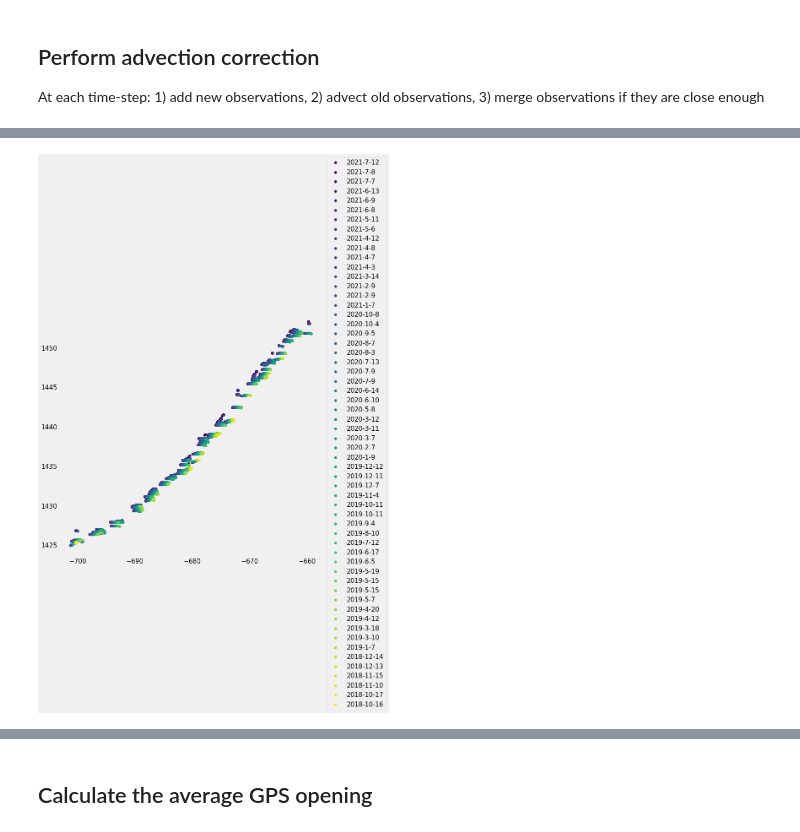
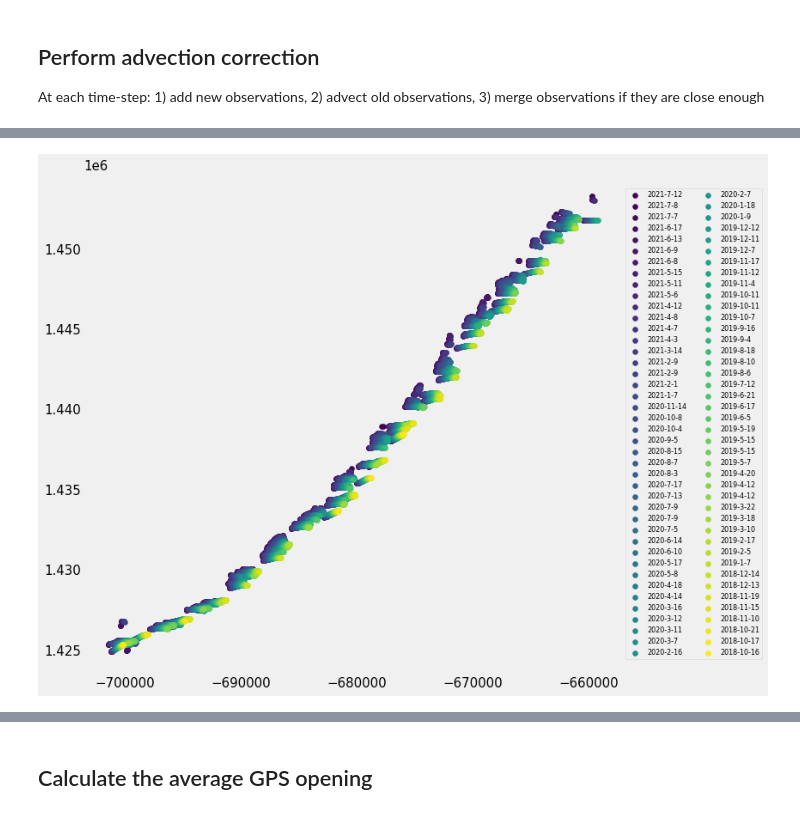
Before and after one commit to bradlipovsky/antarctic-rift-catalog, a Jupyter notebook: analyze_rift_measurements_brunt.ipynb, the cells around one changed output, grey strips where cells are left out. Saved outputs shown, nothing was run; the diff lists cells and outputs as text; code cells hidden in the pictures.

```diff
--- a/analyze_rift_measurements_brunt.ipynb
+++ b/analyze_rift_measurements_brunt.ipynb
@@ -150,0 +119,5 @@ display(rift_obs)
+# %%
+halloween_obs = rift_obs[rift_obs.within(poly)]
+
+#with open('/home/ram21/notebooks/brunt-is2-rifts/brunt_detector_improvements_halloween.pickle', 'wb') as handle:
+#    pickle.dump(halloween_obs, handle, protocol=pickle.HIGHEST_PROTOCOL)
@@ -195,7 +315,6 @@ plt.show()
 
 A big assumption here is that we already have measured the orientation of the rift.  Ideally, this would be done automatically.  For now, I have just written a script to choose the rift axis manually.
 # %%
-
 transformer = Transformer.from_crs("EPSG:3031", "EPSG:4326")
 geodesic = Geod(ellps='WGS84')
 
@@ -230,13 +349,14 @@ def estimate_local_rift_orientation_xy(pt,x,y):
 # This just involves doing a little bit of trigonometry
 azimuth = []
 azimuth_xy = []
-for index, row in ho.iterrows():
+for index, row in halloween_obs_merged.iterrows():
     azimuth.append(estimate_local_rift_orientation(row['geometry'],riftx,rifty))
     azimuth_xy.append(estimate_local_rift_orientation_xy(row['geometry'],riftx,rifty))
-actual_width = np.abs(np.sin(np.deg2rad(azimuth - ho['azimuth']))) * ho['width']
+actual_width = np.abs(np.sin(np.deg2rad(azimuth - halloween_obs_merged['azimuth']))) * halloween_obs_merged['width']
+actual_non_iceberg_width = np.abs(np.sin(np.deg2rad(azimuth - halloween_obs_merged['azimuth']))) * halloween_obs_merged['non-iceberg-width']
 
 # These are the angles of the rift axis
-ho['rift-angle'] = pd.Series(np.array(azimuth), index=ho.index)
-ho['rift-angle-xy'] = pd.Series(np.array(azimuth), index=ho.index)
-ho['actual-width'] = pd.Series(np.array(actual_width), index=ho.index)
-ho
+halloween_obs_merged['rift-angle'] = pd.Series(np.array(azimuth), index=halloween_obs_merged.index)
+halloween_obs_merged['rift-angle-xy'] = pd.Series(np.array(azimuth), index=halloween_obs_merged.index)
+halloween_obs_merged['actual-width'] = pd.Series(np.array(actual_width), index=halloween_obs_merged.index)
+halloween_obs_merged['actual-non-iceberg-width'] = pd.Series(np.array(actual_non_iceberg_width), index=halloween_obs_merged.index)
@@ -263,16 +364,17 @@ See the caveats in the documentation: https://pandas.pydata.org/pandas-docs/stab
 ## Perform advection correction
 At each time-step: 1) add new observations, 2) advect old observations, 3) merge observations if they are close enough
 # %%
-time_vector = np.sort(np.unique(ho.time))
+time_vector = np.sort(np.unique(halloween_obs_merged.time))
 time_diff = np.diff(time_vector)
 list_of_state_vectors = []
 min_seperation_threshold = 0
 seperation_list = []
 state_vector = pd.DataFrame({'x':np.array([]),'y':np.array([]),'w':np.array([]),
-                             't':np.array([]),'a':np.array([])})
+                             't':np.array([]),'a':np.array([]),'aw':np.array([]),
+                             'anibw':np.array([]),'rgtr':np.array([])})
 
 for i,t in enumerate(time_vector):
-    new_obs = ho[ho['time']==t]
+    new_obs = halloween_obs_merged[halloween_obs_merged['time']==t]
     if i>0:
         dt = time_diff[i-1].total_seconds()/86400/365.25 # time step in years
     else:
@@ -310,12 +412,15 @@ for i,t in enumerate(time_vector):
         state_vector['x'] = state_vector['x'] + dt * vx_new
         state_vector['y'] = state_vector['y'] + dt * vy_new
         state_vector['w'] = state_vector['w']* (1 + dt * dw )
+        state_vector['aw'] = state_vector['aw']* (1 + dt * dw )
+        state_vector['anibw'] = state_vector['anibw']* (1 + dt * dw )
 
 
     # Add new observations
     add_this = new_obs.rename(columns={"x-centroid": "x", "y-centroid": "y", "width": "w",
-                                       "time": "t", "rift-angle-xy": "a"})
-    state_vector = state_vector.append( add_this[["x", "y", "w", "t","a","h"]] )
+                                       "time": "t", "rift-angle-xy": "a", "actual-width": "aw",
+                                       "actual-non-iceberg-width": "anibw", "rgt": "rgtr"})
+    state_vector = state_vector.append( add_this[["x", "y", "w", "t","a","aw","anibw","rgtr"]] )
     list_of_state_vectors.append(pd.DataFrame(state_vector))
 # %% [output]
 0. Found 1 new observations at time 2018-10-16 17:43:10.150777+00:00 with dt=inf
@@ -338,14 +443,15 @@ for i,t in enumerate(time_vector):
 # %%
-fig7,ax7 = plt.subplots(figsize=(10,10))
+fig,ax = plt.subplots(figsize=(10,10))
+
 color=iter(cm.viridis(np.linspace(0,1,len(list_of_state_vectors))))
 for item,t in zip(reversed(list_of_state_vectors),reversed(time_vector)):
     c=next(color)
-    plt.scatter(item['x']/1e3,item['y']/1e3,color=c, label='%i-%i-%i'%(t.year,t.month,t.day))
-plt.legend(loc='center left', bbox_to_anchor=(1, 0.5))
+    plt.scatter(item['x'],item['y'],color=c, label='%i-%i-%i'%(t.year,t.month,t.day))
+plt.legend(loc='center left', bbox_to_anchor=(1, 0.5), ncol=2, prop={'size': 8})
 plt.grid()
-# plt.xlim((-694,-691))
-# plt.ylim((1426,1429))
+
+#plt.savefig('./analyze_HC_advection.png', dpi=300, bbox_inches='tight')
 plt.show()
 # %% [output]
-[figure, old version]
+[figure, new version]
 # %%
```
Also changed, not shown: parts of 44 cells of this notebook.
